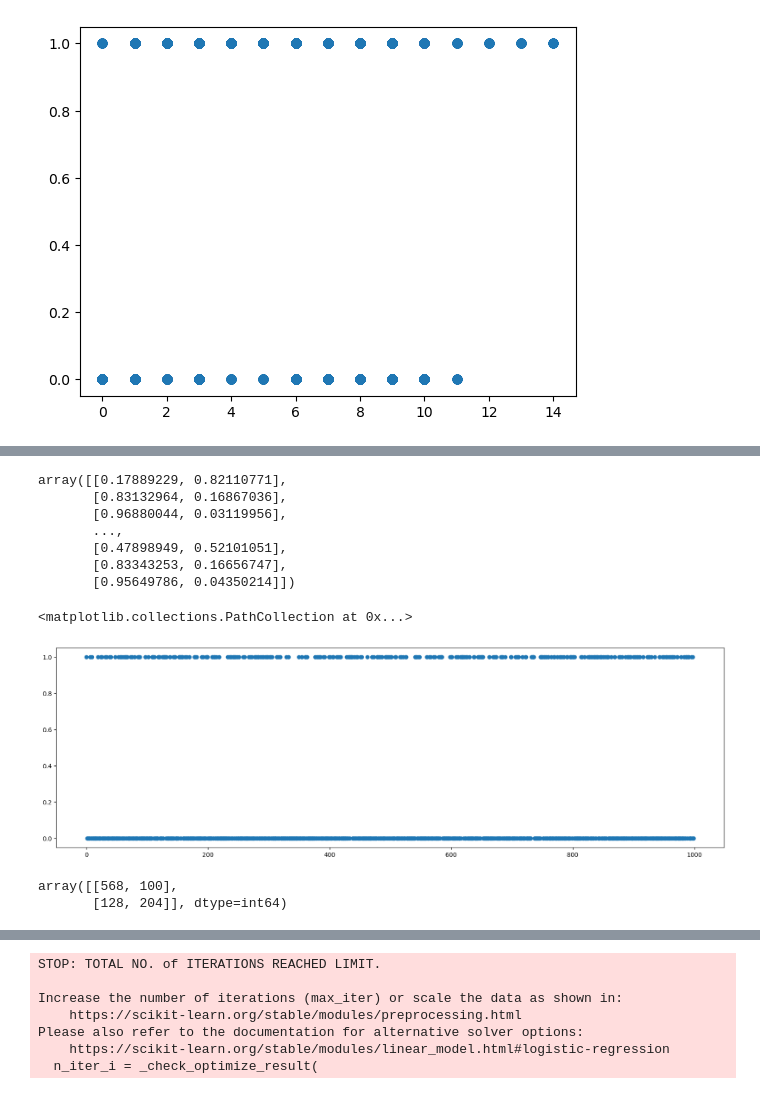
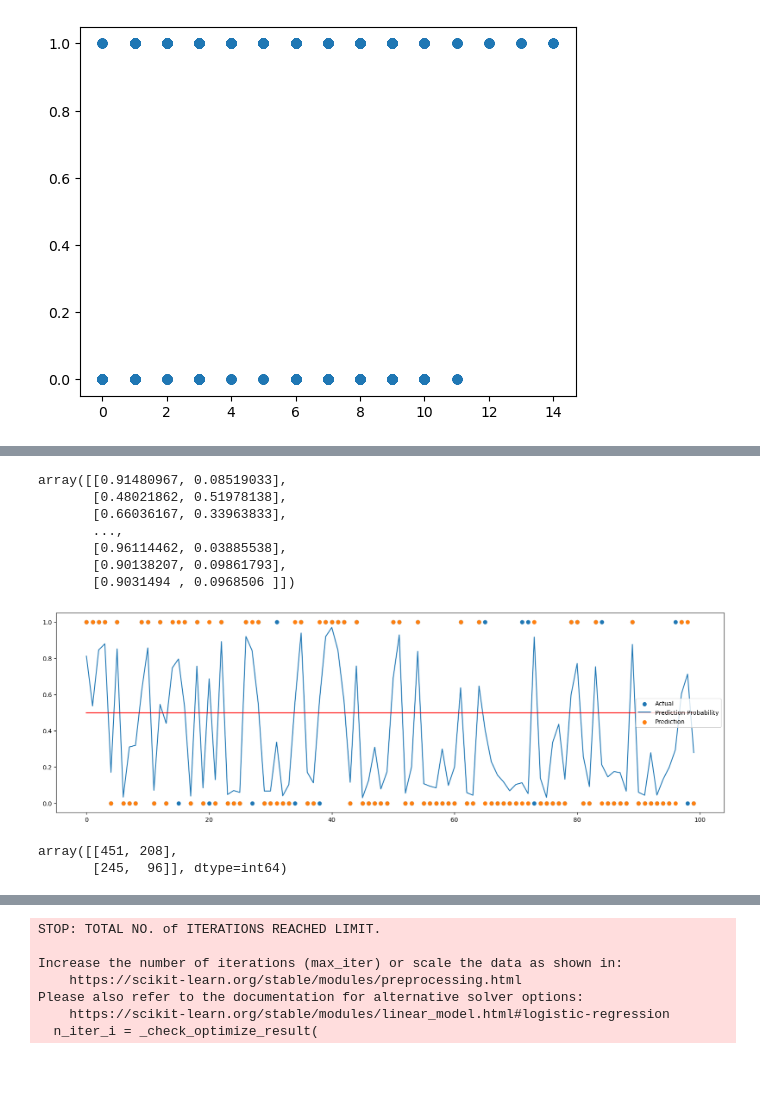
Before and after one commit to zafchiel/datas-notebooks, a Jupyter notebook: diabetes/analysis.ipynb, the cells around one changed output, grey strips where cells are left out. Drawn from its saved outputs; the diff is of its cells as text; code cells hidden in the pictures.

```diff
--- a/diabetes/analysis.ipynb
+++ b/diabetes/analysis.ipynb
@@ -63,6 +63,6 @@ plt.show()
 # %% [output]
 [figure]
 # %%
-clf = linear_model.LogisticRegression()
+clf = linear_model.LogisticRegression(max_iter=10000)
 clf.fit(X_train, y_train)
 # %% [output]
@@ -77,25 +70,35 @@ LogisticRegression()
 # %%
 clf.predict_proba(X_test)
 # %% [output]
-array([[0.17889229, 0.82110771],
-       [0.83132964, 0.16867036],
-       [0.96880044, 0.03119956],
+array([[0.91480967, 0.08519033],
+       [0.48021862, 0.51978138],
+       [0.66036167, 0.33963833],
        ...,
-       [0.47898949, 0.52101051],
-       [0.83343253, 0.16656747],
-       [0.95649786, 0.04350214]])
+       [0.96114462, 0.03885538],
+       [0.90138207, 0.09861793],
+       [0.9031494 , 0.0968506 ]])
 # %%
-res = clf.predict(X_test)
+num_to_plot = 100
+
 plt.figure(figsize=(20, 6))
-plt.scatter(range(len(res)), res)
+# Actual
+plt.scatter(range(num_to_plot), y_test[:num_to_plot])
+
+# Prediction
+plt.plot(clf.predict_proba(X_test)[:num_to_plot, 1])
+plt.scatter(range(num_to_plot), clf.predict(X_test[:num_to_plot]))
+
+plt.legend(['Actual', 'Prediction Probability', 'Prediction'], loc='center right')
+
+plt.plot([0.5 for _ in range(num_to_plot)], 'r')
+plt.show()
 # %% [output]
-<matplotlib.collections.PathCollection at 0x...>
-[figure, old version]
+[figure, new version]
 # %%
 confusion_matrix(y_test, res)
 # %% [output]
-array([[568, 100],
-       [128, 204]], dtype=int64)
+array([[451, 208],
+       [245,  96]], dtype=int64)
 # %%
 # Split data into training and testing sets
 training_data = x_data[: int(len(x_data) * 0.7)]
```
Also changed, not shown: parts of 1 cell of this notebook.
